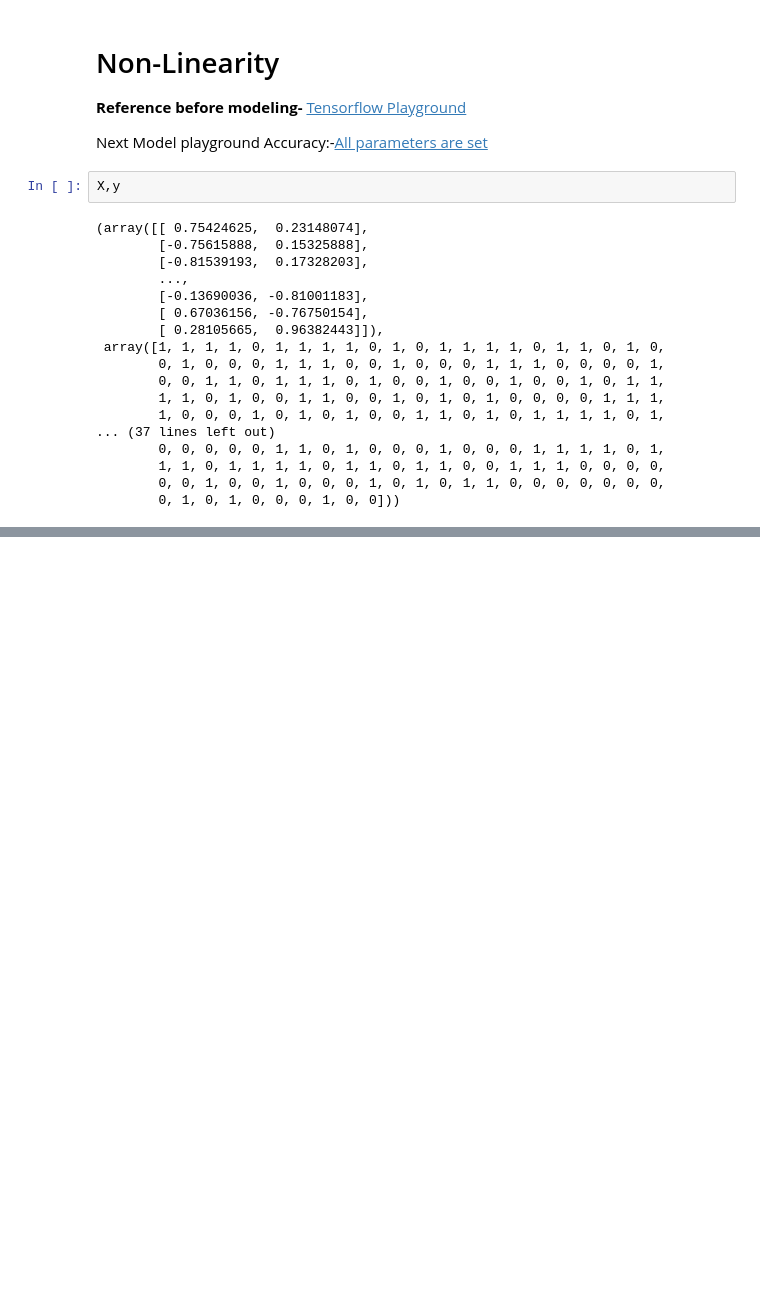
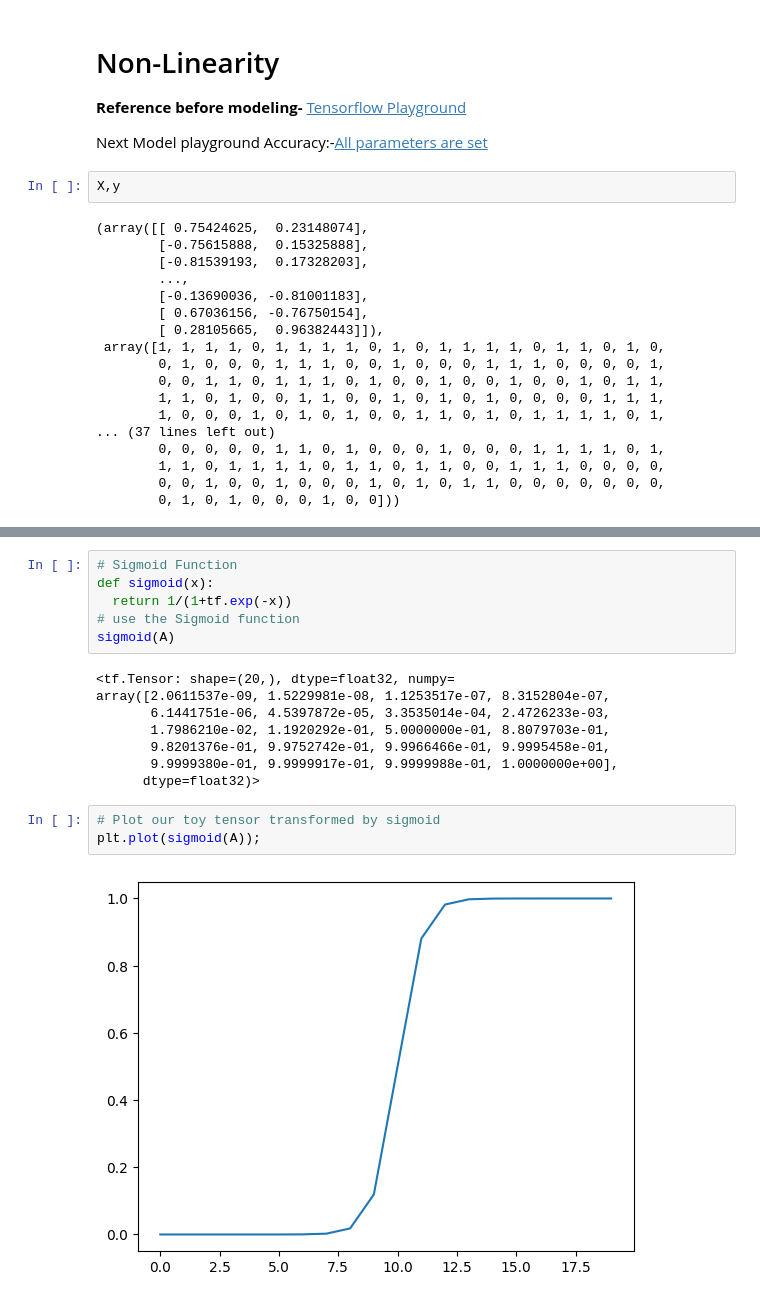
Before and after one commit to pravincoder/Fundamentals_tensorflow, a Jupyter notebook: Part3_Tensorflow_Neural_Network_Classification.ipynb, the cells around one changed output, grey strips where cells are left out. Cells and saved outputs as stored; diff of their text form; blank space fills up the shorter version.

```diff
--- a/Part3_Tensorflow_Neural_Network_Classification.ipynb
+++ b/Part3_Tensorflow_Neural_Network_Classification.ipynb
@@ -237,0 +256,19 @@ Doing binary Classification
+# %%
+# Sigmoid Function
+def sigmoid(x):
+  return 1/(1+tf.exp(-x))
+# use the Sigmoid function
+sigmoid(A)
+# %% [output]
+<tf.Tensor: shape=(20,), dtype=float32, numpy=
+array([2.0611537e-09, 1.5229981e-08, 1.1253517e-07, 8.3152804e-07,
+       6.1441751e-06, 4.5397872e-05, 3.3535014e-04, 2.4726233e-03,
+       1.7986210e-02, 1.1920292e-01, 5.0000000e-01, 8.8079703e-01,
+       9.8201376e-01, 9.9752742e-01, 9.9966466e-01, 9.9995458e-01,
+       9.9999380e-01, 9.9999917e-01, 9.9999988e-01, 1.0000000e+00],
+      dtype=float32)>
+# %%
+# Plot our toy tensor transformed by sigmoid
+plt.plot(sigmoid(A));
+# %% [output]
+[figure, added]
```
Also changed, not shown: parts of 51 cells of this notebook.
